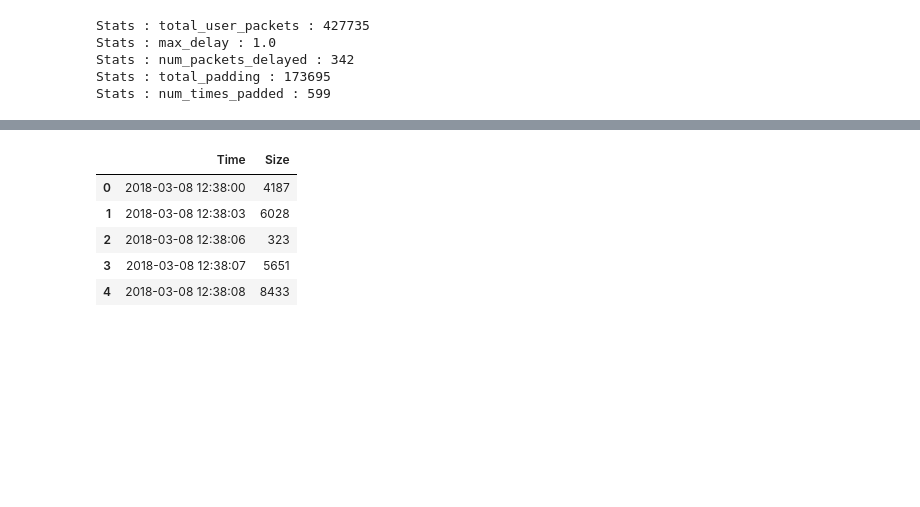
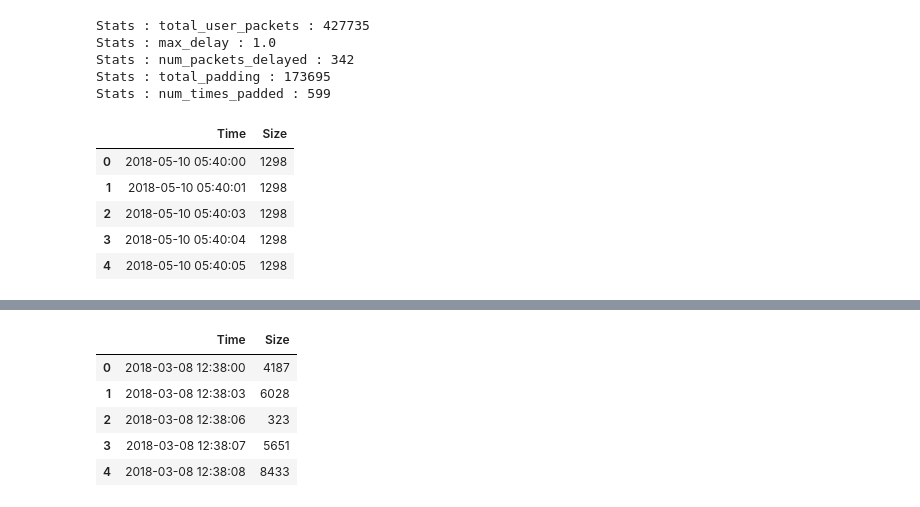
Before and after one commit to ayanpatel/iot-sec, a Jupyter notebook: plotDB.ipynb, the cells around one changed output, grey strips where cells are left out. Cells and saved outputs as stored; diff of their text form; code cells hidden in the pictures; blank space fills up the shorter version.

```diff
--- a/plotDB.ipynb
+++ b/plotDB.ipynb
@@ -190,3 +190,14 @@ Stats : max_delay : 1.0
 Stats : num_packets_delayed : 342
 Stats : total_padding : 173695
 Stats : num_times_padded : 599
+# %%
+xbox_ilp_const_df, xbox_ilp_const_stats = ilp_constant_alg(xbox_packets_df, int(df_xbox['Size'].mean()))
+xbox_ilp_const_df = xbox_ilp_const_df.groupby(['Time']).sum().reset_index()
+xbox_ilp_const_df.head()
+# %% [output]
+|  | Time | Size |
+| 0 | 2018-05-10 05:40:00 | 1298 |
+| 1 | 2018-05-10 05:40:01 | 1298 |
+| 2 | 2018-05-10 05:40:03 | 1298 |
+| 3 | 2018-05-10 05:40:04 | 1298 |
+| 4 | 2018-05-10 05:40:05 | 1298 |
```
Also changed, not shown: parts of 9 cells of this notebook.
